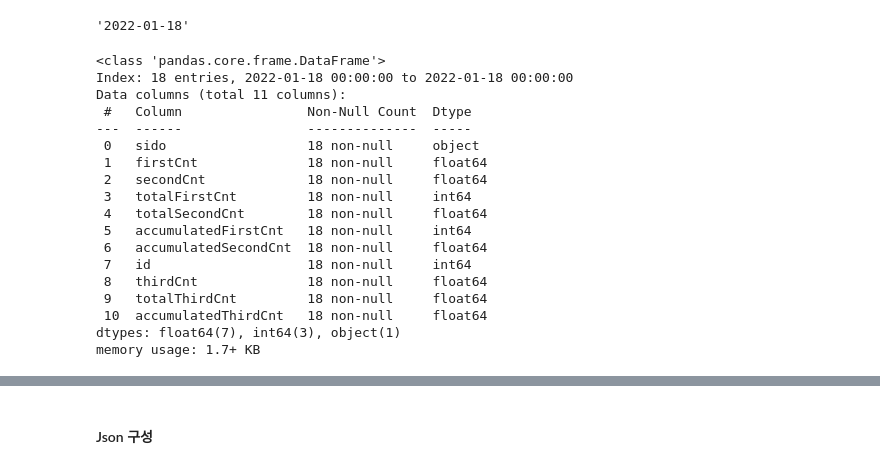
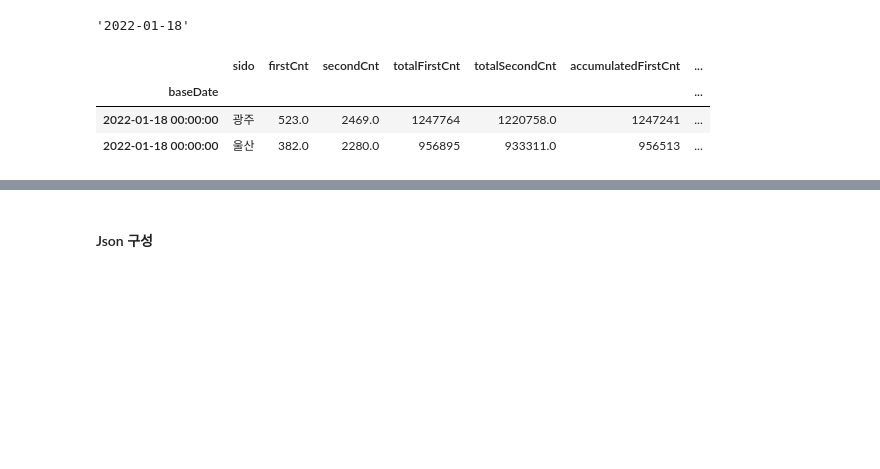
Before and after one commit to tanya-bang/12.Hadoop-Spark, a Jupyter notebook: note/14_Extract.ipynb, the cells around one changed output, grey strips where cells are left out. Saved outputs shown, nothing was run; the diff lists cells and outputs as text; code cells hidden in the pictures; blank space fills up the shorter version.

```diff
--- a/note/14_Extract.ipynb
+++ b/note/14_Extract.ipynb
@@ -478,24 +464,10 @@ cal_std_day(365*3)
 # %%
 # T/F를 이용한 논리 indexing
 # loc에 논리 인덱싱 행 index만 구성하면 레코드를 추출
-finVac = vac_v1.loc[vac_v1.index.str.contains(cal_std_day(365*3)]
-finVac.info()
+finVac = vac_v1.loc[vac_v1.index.str.contains(cal_std_day(365*3))]
+finVac.head(2)
 # %% [output]
-<class 'pandas.core.frame.DataFrame'>
-Index: 18 entries, 2022-01-18 00:00:00 to 2022-01-18 00:00:00
-Data columns (total 11 columns):
- #   Column                Non-Null Count  Dtype
----  ------                --------------  -----
- 0   sido                  18 non-null     object
- 1   firstCnt              18 non-null     float64
- 2   secondCnt             18 non-null     float64
- 3   totalFirstCnt         18 non-null     int64
- 4   totalSecondCnt        18 non-null     float64
- 5   accumulatedFirstCnt   18 non-null     int64
- 6   accumulatedSecondCnt  18 non-null     float64
- 7   id                    18 non-null     int64
- 8   thirdCnt              18 non-null     float64
- 9   totalThirdCnt         18 non-null     float64
- 10  accumulatedThirdCnt   18 non-null     float64
-dtypes: float64(7), int64(3), object(1)
-memory usage: 1.7+ KB
+|  | sido | firstCnt | secondCnt | totalFirstCnt | totalSecondCnt | accumulatedFirstCnt | ... |
+| baseDate |  |  |  |  |  |  | ... |
+| 2022-01-18 00:00:00 | 광주 | 523.0 | 2469.0 | 1247764 | 1220758.0 | 1247241 | ... |
+| 2022-01-18 00:00:00 | 울산 | 382.0 | 2280.0 | 956895 | 933311.0 | 956513 | ... |
```
Also changed, not shown: parts of 84 cells of this notebook, 1 other file.
